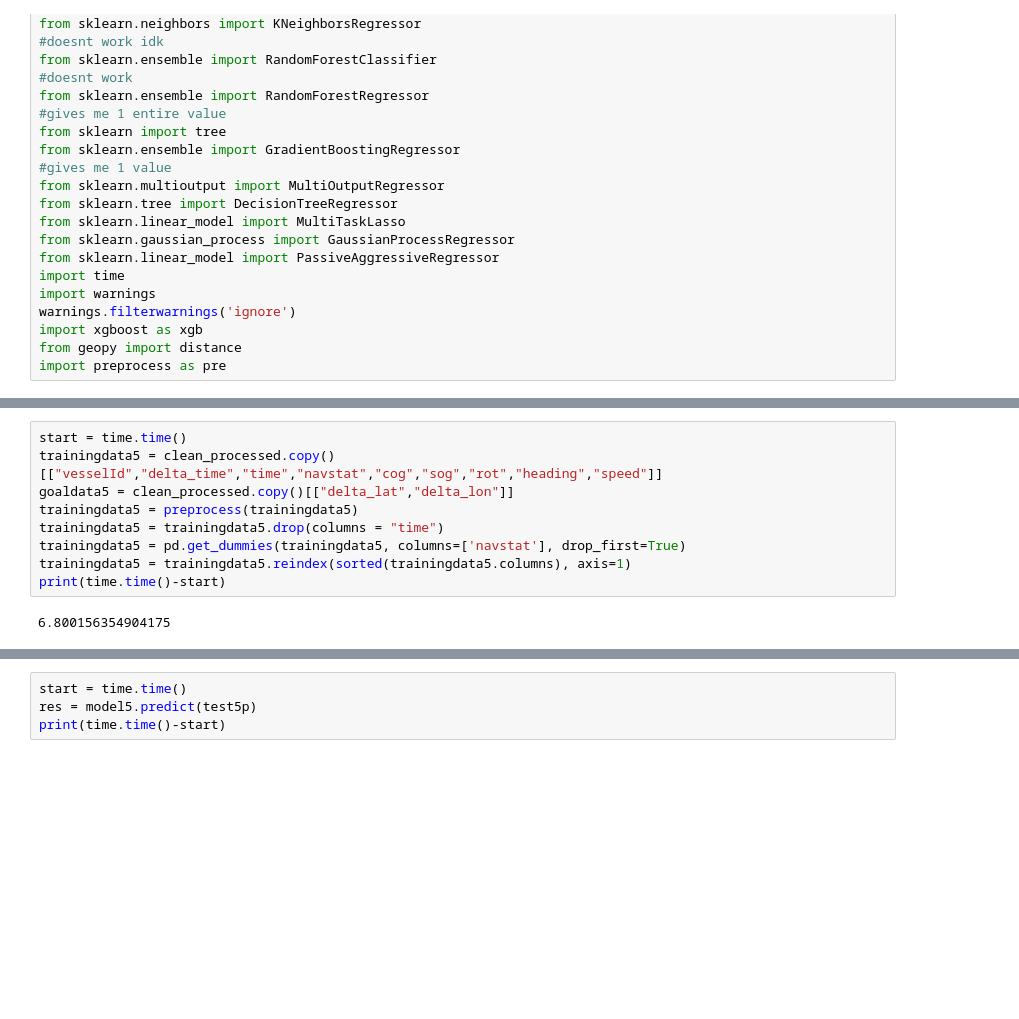
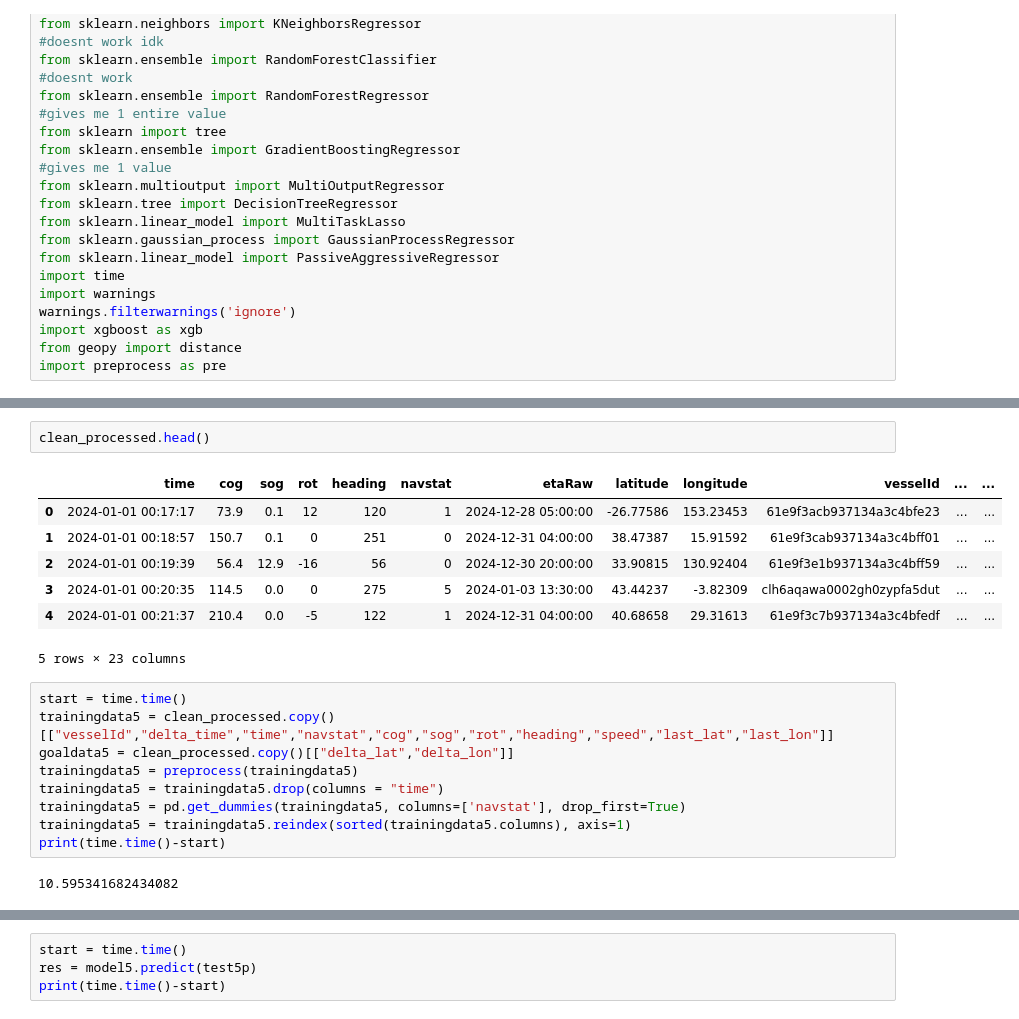
Before and after one commit to baconmoontwist/ML, a Jupyter notebook: Henrik/ML 1.ipynb, the cells around one changed output, grey strips where cells are left out. Cells and saved outputs as stored; diff of their text form; blank space fills up the shorter version.

```diff
--- a/Henrik/ML 1.ipynb
+++ b/Henrik/ML 1.ipynb
@@ -118,6 +120,16 @@ print(time.time()-start)
+# %%
+clean_processed.head()
+# %% [output]
+|  | time | cog | sog | rot | heading | navstat | etaRaw | latitude | longitude | vesselId | ... | ... |
+| 0 | 2024-01-01 00:17:17 | 73.9 | 0.1 | 12 | 120 | 1 | 2024-12-28 05:00:00 | -26.77586 | 153.23453 | 61e9f3acb937134a3c4bfe23 | ... | ... |
+| 1 | 2024-01-01 00:18:57 | 150.7 | 0.1 | 0 | 251 | 0 | 2024-12-31 04:00:00 | 38.47387 | 15.91592 | 61e9f3cab937134a3c4bff01 | ... | ... |
+| 2 | 2024-01-01 00:19:39 | 56.4 | 12.9 | -16 | 56 | 0 | 2024-12-30 20:00:00 | 33.90815 | 130.92404 | 61e9f3e1b937134a3c4bff59 | ... | ... |
+| 3 | 2024-01-01 00:20:35 | 114.5 | 0.0 | 0 | 275 | 5 | 2024-01-03 13:30:00 | 43.44237 | -3.82309 | clh6aqawa0002gh0zypfa5dut | ... | ... |
+| 4 | 2024-01-01 00:21:37 | 210.4 | 0.0 | -5 | 122 | 1 | 2024-12-31 04:00:00 | 40.68658 | 29.31613 | 61e9f3c7b937134a3c4bfedf | ... | ... |
+5 rows × 23 columns
 # %%
 start = time.time()
-trainingdata5 = clean_processed.copy()[["vesselId","delta_time","time","navstat","cog","sog","rot","heading","speed"]]
+trainingdata5 = clean_processed.copy()[["vesselId","delta_time","time","navstat","cog","sog","rot","heading","speed","last_lat","last_lon"]]
 goaldata5 = clean_processed.copy()[["delta_lat","delta_lon"]]
 trainingdata5 = preprocess(trainingdata5)
 trainingdata5 = trainingdata5.drop(columns = "time")
@@ -125,7 +137,7 @@ trainingdata5 = pd.get_dummies(trainingdata5, columns=['navstat'], drop_first=Tr
 trainingdata5 = trainingdata5.reindex(sorted(trainingdata5.columns), axis=1)
 print(time.time()-start)
 # %% [output]
-6.800156354904175
+10.595341682434082
 # %%
 start = time.time()
 model5 = LinearRegression()
```
Also changed, not shown: parts of 7 cells of this notebook.
